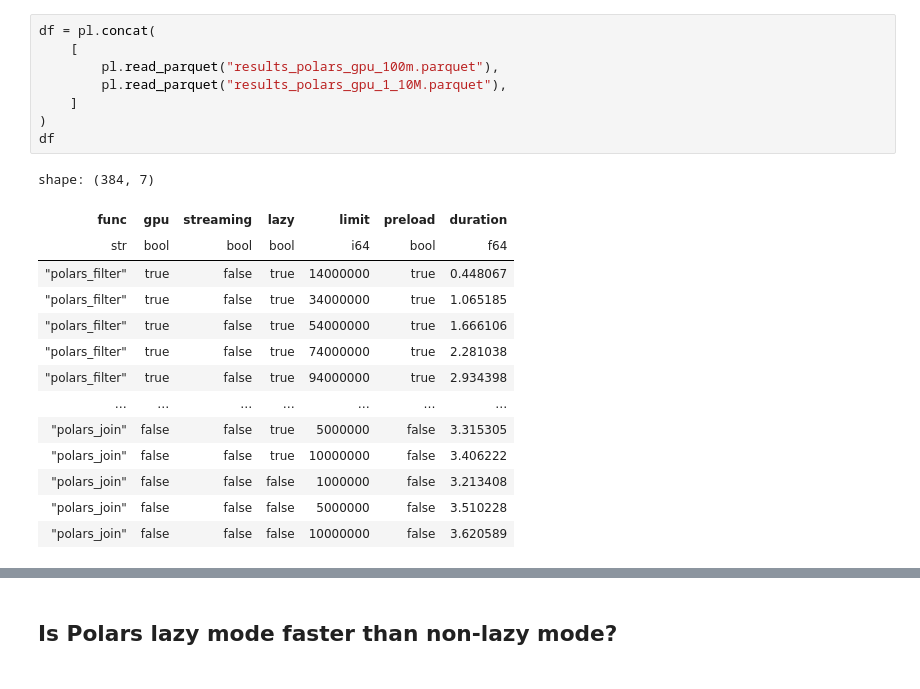
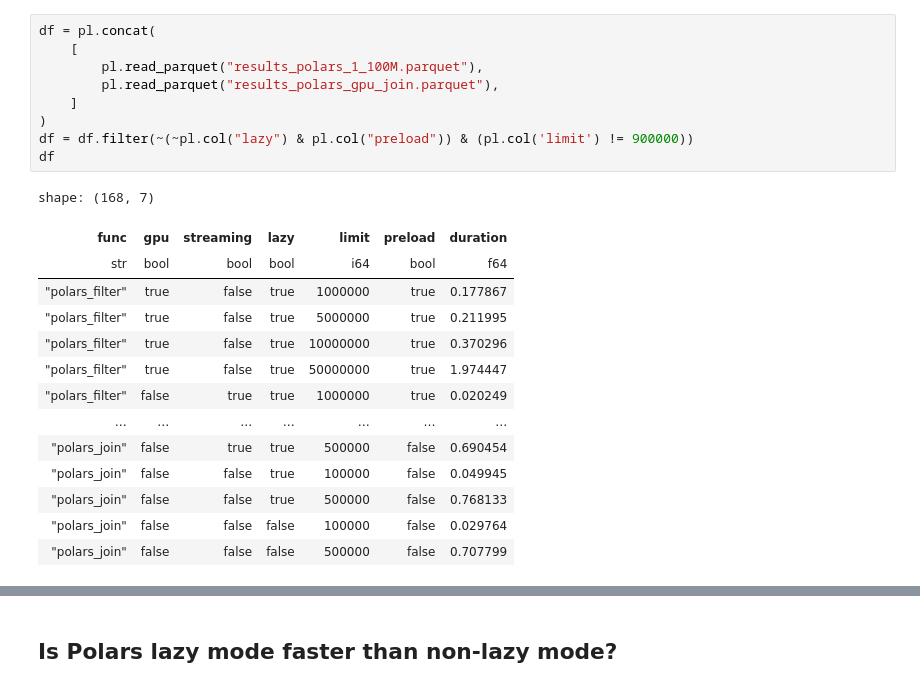
Before and after one commit to Baukebrenninkmeijer/polars-pyspark-pandas-comparison, a Jupyter notebook: results/analysis.ipynb, the cells around one changed output, grey strips where cells are left out. Cells and saved outputs as stored; diff of their text form.

```diff
--- a/results/analysis.ipynb
+++ b/results/analysis.ipynb
@@ -26,23 +51,24 @@ Research questions:
 # %%
 df = pl.concat(
     [
-        pl.read_parquet("results_polars_gpu_100m.parquet"),
-        pl.read_parquet("results_polars_gpu_1_10M.parquet"),
+        pl.read_parquet("results_polars_1_100M.parquet"),
+        pl.read_parquet("results_polars_gpu_join.parquet"),
     ]
 )
+df = df.filter(~(~pl.col("lazy") & pl.col("preload")) & (pl.col('limit') != 900000))
 df
 # %% [output]
-shape: (384, 7)
+shape: (168, 7)
 | func | gpu | streaming | lazy | limit | preload | duration |
 | str | bool | bool | bool | i64 | bool | f64 |
-| "polars_filter" | true | false | true | 14000000 | true | 0.448067 |
-| "polars_filter" | true | false | true | 34000000 | true | 1.065185 |
-| "polars_filter" | true | false | true | 54000000 | true | 1.666106 |
-| "polars_filter" | true | false | true | 74000000 | true | 2.281038 |
-| "polars_filter" | true | false | true | 94000000 | true | 2.934398 |
+| "polars_filter" | true | false | true | 1000000 | true | 0.177867 |
+| "polars_filter" | true | false | true | 5000000 | true | 0.211995 |
+| "polars_filter" | true | false | true | 10000000 | true | 0.370296 |
+| "polars_filter" | true | false | true | 50000000 | true | 1.974447 |
+| "polars_filter" | false | true | true | 1000000 | true | 0.020249 |
 | … | … | … | … | … | … | … |
-| "polars_join" | false | false | true | 5000000 | false | 3.315305 |
-| "polars_join" | false | false | true | 10000000 | false | 3.406222 |
-| "polars_join" | false | false | false | 1000000 | false | 3.213408 |
-| "polars_join" | false | false | false | 5000000 | false | 3.510228 |
-| "polars_join" | false | false | false | 10000000 | false | 3.620589 |
+| "polars_join" | false | true | true | 500000 | false | 0.690454 |
+| "polars_join" | false | false | true | 100000 | false | 0.049945 |
+| "polars_join" | false | false | true | 500000 | false | 0.768133 |
+| "polars_join" | false | false | false | 100000 | false | 0.029764 |
+| "polars_join" | false | false | false | 500000 | false | 0.707799 |
```
Also changed, not shown: parts of 29 cells of this notebook, 27 other files.
